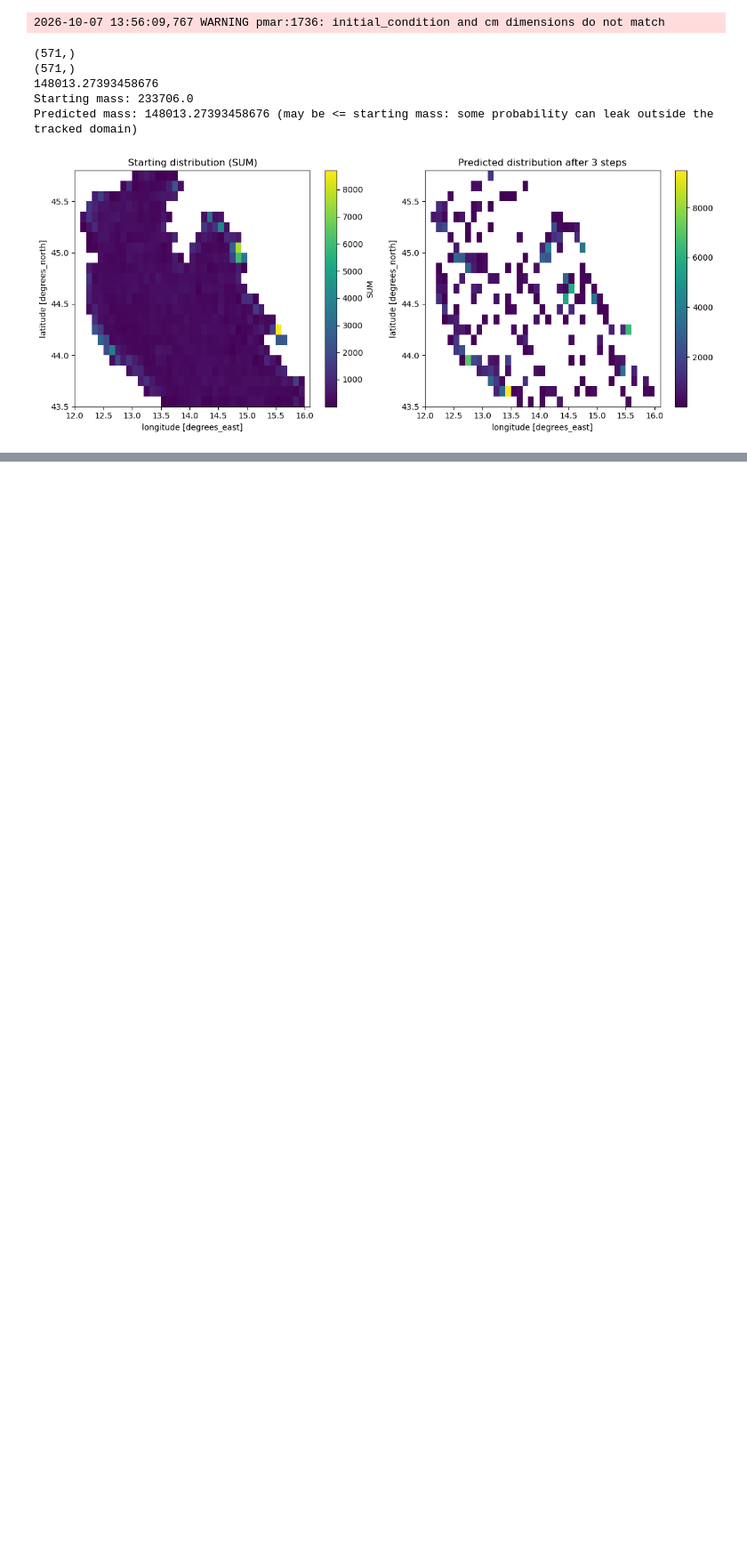
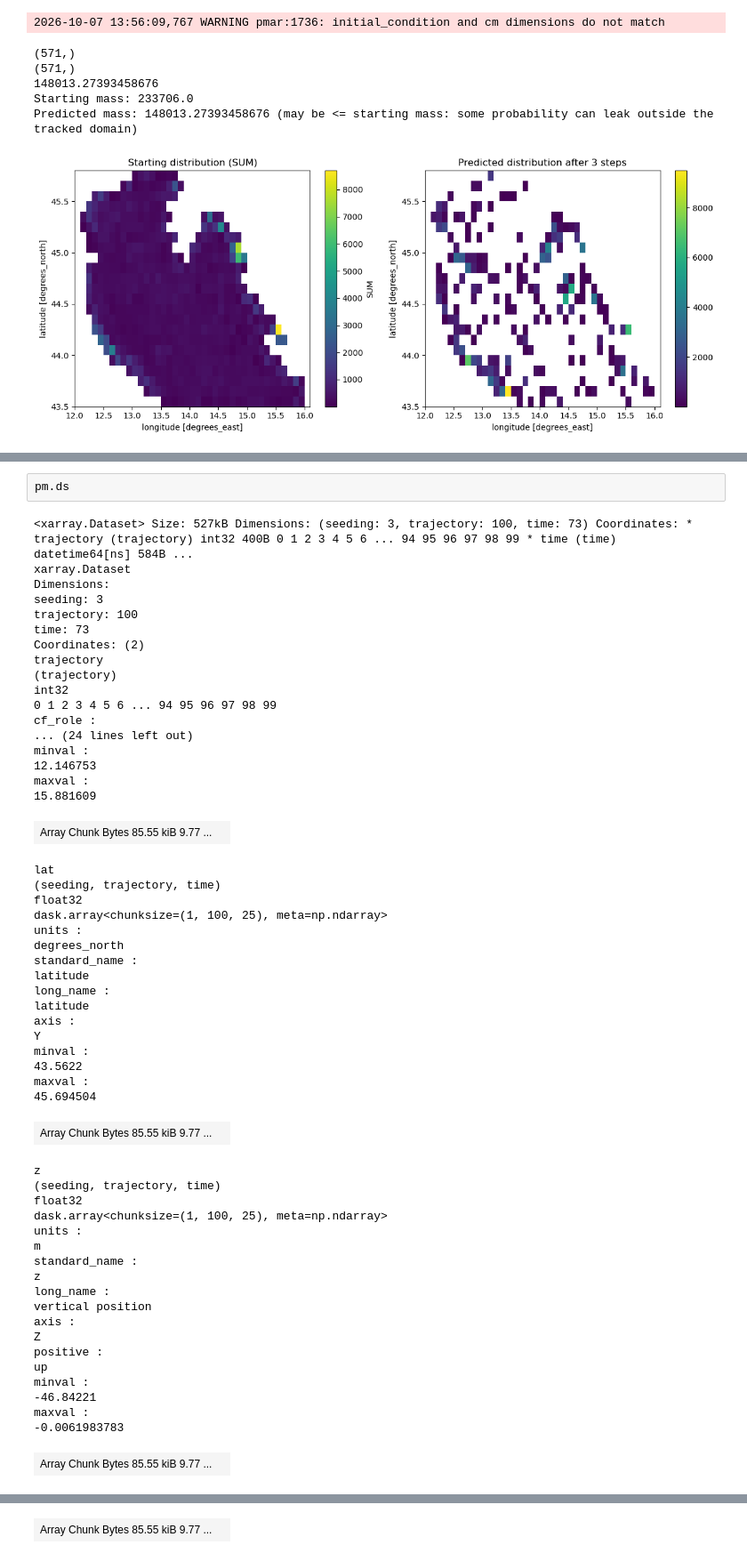
Before and after one commit to CNR-ISMAR/pmar, a Jupyter notebook: examples/pmar_demo.ipynb, the cells around one changed output, grey strips where cells are left out. Shown at 89% size. Saved outputs shown, nothing was run; the diff lists cells and outputs as text; blank space fills up the shorter version.

```diff
--- a/examples/pmar_demo.ipynb
+++ b/examples/pmar_demo.ipynb
@@ -228,0 +324,57 @@ Predicted mass: 148013.27393458676 (may be <= starting mass: some probability ca
+# %%
+pm.ds
+# %% [output]
+<xarray.Dataset> Size: 527kB Dimensions: (seeding: 3, trajectory: 100, time: 73) Coordinates: * trajectory (trajectory) int32 400B 0 1 2 3 4 5 6 ... 94 95 96 97 98 99 * time (time) datetime64[ns] 584B ...
+xarray.Dataset
+Dimensions:
+seeding: 3
+trajectory: 100
+time: 73
+Coordinates: (2)
+trajectory
+(trajectory)
+int32
+0 1 2 3 4 5 6 ... 94 95 96 97 98 99
+cf_role :
+... (24 lines left out)
+minval :
+12.146753
+maxval :
+15.881609
+| Array Chunk Bytes 85.55 kiB 9.77 ... |  |
+lat
+(seeding, trajectory, time)
+float32
+dask.array<chunksize=(1, 100, 25), meta=np.ndarray>
+units :
+degrees_north
+standard_name :
+latitude
+long_name :
+latitude
+axis :
+Y
+minval :
+43.5622
+maxval :
+45.694504
+| Array Chunk Bytes 85.55 kiB 9.77 ... |  |
+z
+(seeding, trajectory, time)
+float32
+dask.array<chunksize=(1, 100, 25), meta=np.ndarray>
+units :
+m
+standard_name :
+z
+long_name :
+vertical position
+axis :
+Z
+positive :
+up
+minval :
+-46.84221
+maxval :
+-0.0061983783
+| Array Chunk Bytes 85.55 kiB 9.77 ... |  |
@@ -228,0 +391 @@ Predicted mass: 148013.27393458676 (may be <= starting mass: some probability ca
+| Array Chunk Bytes 85.55 kiB 9.77 ... |  |
```
Also changed, not shown: parts of 19 cells of this notebook, 2 other files.
